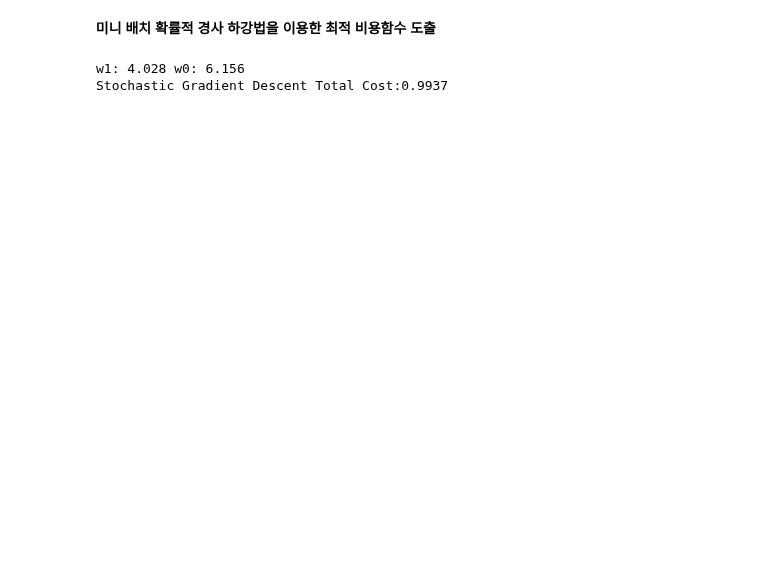
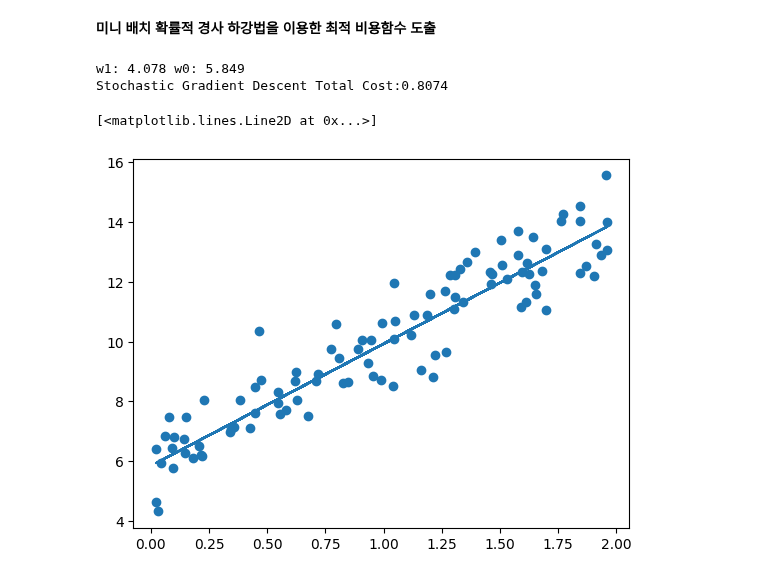
Before and after one commit to heegeunyoon/python101, a Jupyter notebook: 4_1_gradient_descent.ipynb, the cells around one changed output. Cells and saved outputs as stored; diff of their text form; code cells hidden in the pictures; blank space fills up the shorter version.

```diff
--- a/4_1_gradient_descent.ipynb
+++ b/4_1_gradient_descent.ipynb
@@ -125,8 +135,14 @@ def stochastic_gradient_descent_steps(X, y, batch_size=10, iters=1000):
 # %%
 w1, w0 = stochastic_gradient_descent_steps(X, y, iters=1000)
 print("w1:",round(w1[0,0],3),"w0:",round(w0[0,0],3))
+
 y_pred = w1[0,0] * X + w0
 print('Stochastic Gradient Descent Total Cost:{0:.4f}'.format(get_cost(y, y_pred)))
+
+plt.scatter(X, y)
+plt.plot(X,y_pred)
 # %% [output]
-w1: 4.028 w0: 6.156
-Stochastic Gradient Descent Total Cost:0.9937
+w1: 4.078 w0: 5.849
+Stochastic Gradient Descent Total Cost:0.8074
+[<matplotlib.lines.Line2D at 0x...>]
+[figure, added]
```
Also changed, not shown: parts of 6 cells of this notebook.
